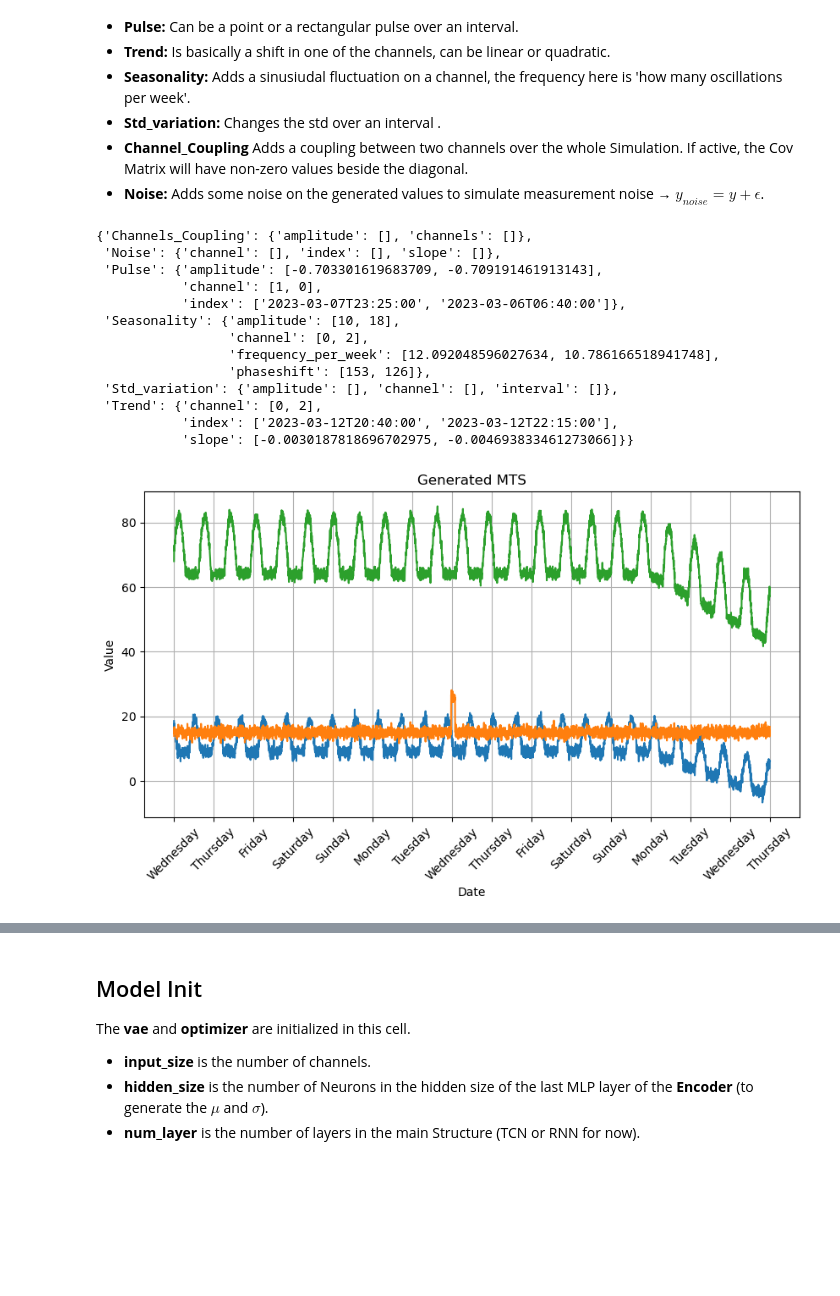
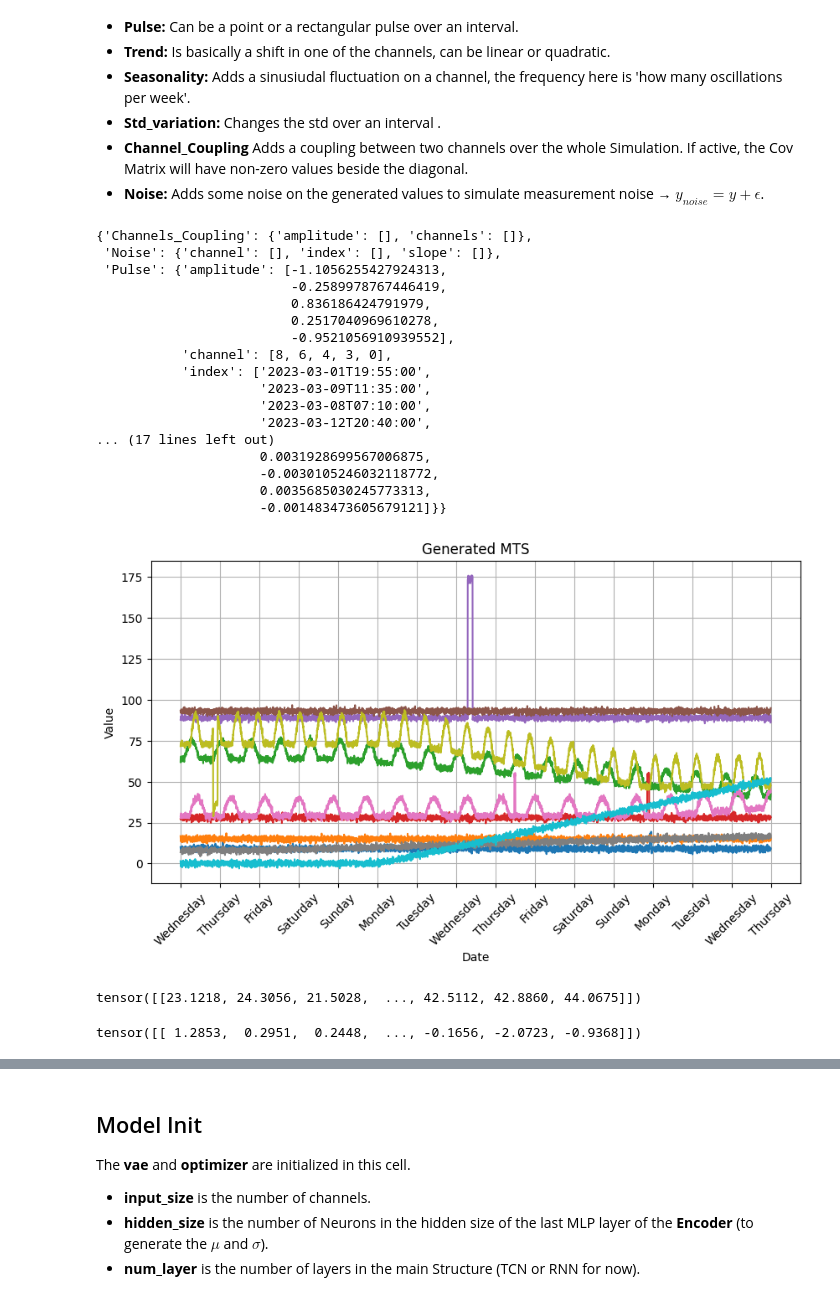
Before and after one commit to AnisKadri/VAE, a Jupyter notebook: draft_pipe.ipynb, the cells around one changed output, grey strips where cells are left out. Saved outputs shown, nothing was run; the diff lists cells and outputs as text; code cells hidden in the pictures; blank space fills up the shorter version.

```diff
--- a/draft_pipe.ipynb
+++ b/draft_pipe.ipynb
@@ -51,56 +52,80 @@ All Effect but the **Noise** are applied on the mean and std level (internal) an
 periode = 15 #days
 step = 5 # mess interval in minutes
 val = 100
-n_channels = 3
+n_channels = 10
 effects = {
     "Pulse": {
-        "occurances":2,
+        "occurances":5,
         "max_amplitude":1.5,
         "interval":40
         },
     "Trend": {
-        "occurances":2,
+        "occurances":6,
         "max_slope":0.005,
         "type":"linear"
         },
     "Seasonality": {
-        "occurances":2,
+        "occurances":3,
         "frequency_per_week":(7, 14), # min and max occurances per week
         "amplitude_range":(5, 20),
         },
     "std_variation": {
         "occurances":0,
         "max_value":10,
         "interval":1000,
         },
     "channels_coupling":{
         "occurances":0,
         "coupling_strengh":20
         },
     "Noise": {
         "occurances":0,
         "max_slope":0.005,
         "type":"linear"
         }
     }
 
 X = Gen(periode, step, val, n_channels, effects)
 x, params, e_params = X.parameters()
 # pprint.pprint(params)
 pprint.pprint(e_params)
 X.show()
 # %% [output]
 {'Channels_Coupling': {'amplitude': [], 'channels': []},
  'Noise': {'channel': [], 'index': [], 'slope': []},
- 'Pulse': {'amplitude': [-0.703301619683709, -0.709191461913143],
-           'channel': [1, 0],
-           'index': ['2023-03-07T23:25:00', '2023-03-06T06:40:00']},
- 'Seasonality': {'amplitude': [10, 18],
-                 'channel': [0, 2],
-                 'frequency_per_week': [12.092048596027634, 10.786166518941748],
-                 'phaseshift': [153, 126]},
- 'Std_variation': {'amplitude': [], 'channel': [], 'interval': []},
- 'Trend': {'channel': [0, 2],
-           'index': ['2023-03-12T20:40:00', '2023-03-12T22:15:00'],
-           'slope': [-0.0030187818696702975, -0.004693833461273066]}}
+ 'Pulse': {'amplitude': [-1.1056255427924313,
+                         -0.2589978767446419,
+                         0.836186424791979,
+                         0.2517040969610278,
+                         -0.9521056910939552],
+           'channel': [8, 6, 4, 3, 0],
+           'index': ['2023-03-01T19:55:00',
+                     '2023-03-09T11:35:00',
+                     '2023-03-08T07:10:00',
+                     '2023-03-12T20:40:00',
+... (17 lines left out)
+                     0.0031928699567006875,
+                     -0.0030105246032118772,
+                     0.0035685030245773313,
+                     -0.001483473605679121]}}
-[figure, old version]
+[figure, new version]
+# %%
+x = torch.FloatTensor(x)
+x
+# %% [output]
+tensor([[23.1218, 24.3056, 21.5028,  ..., 42.5112, 42.8860, 44.0675]])
+# %%
+import torch
+import torchaudio.transforms as transforms
+
+# Create a random tensor of shape (1, 16000)
+waveform = torch.randn(1, 16000)
+print(waveform)
+
+# Define the MelSpectrogram transformation
+mel_spectrogram = transforms.MelSpectrogram(sample_rate=500, n_fft=244, hop_length=1, n_mels=128)
+
+# Apply the MelSpectrogram transformation to the waveform tensor
+mel_spec = mel_spectrogram(x)
+# %% [output]
+tensor([[ 1.2853,  0.2951,  0.2448,  ..., -0.1656, -2.0723, -0.9368]])
```
Also changed, not shown: parts of 33 cells of this notebook, 2 other files.
